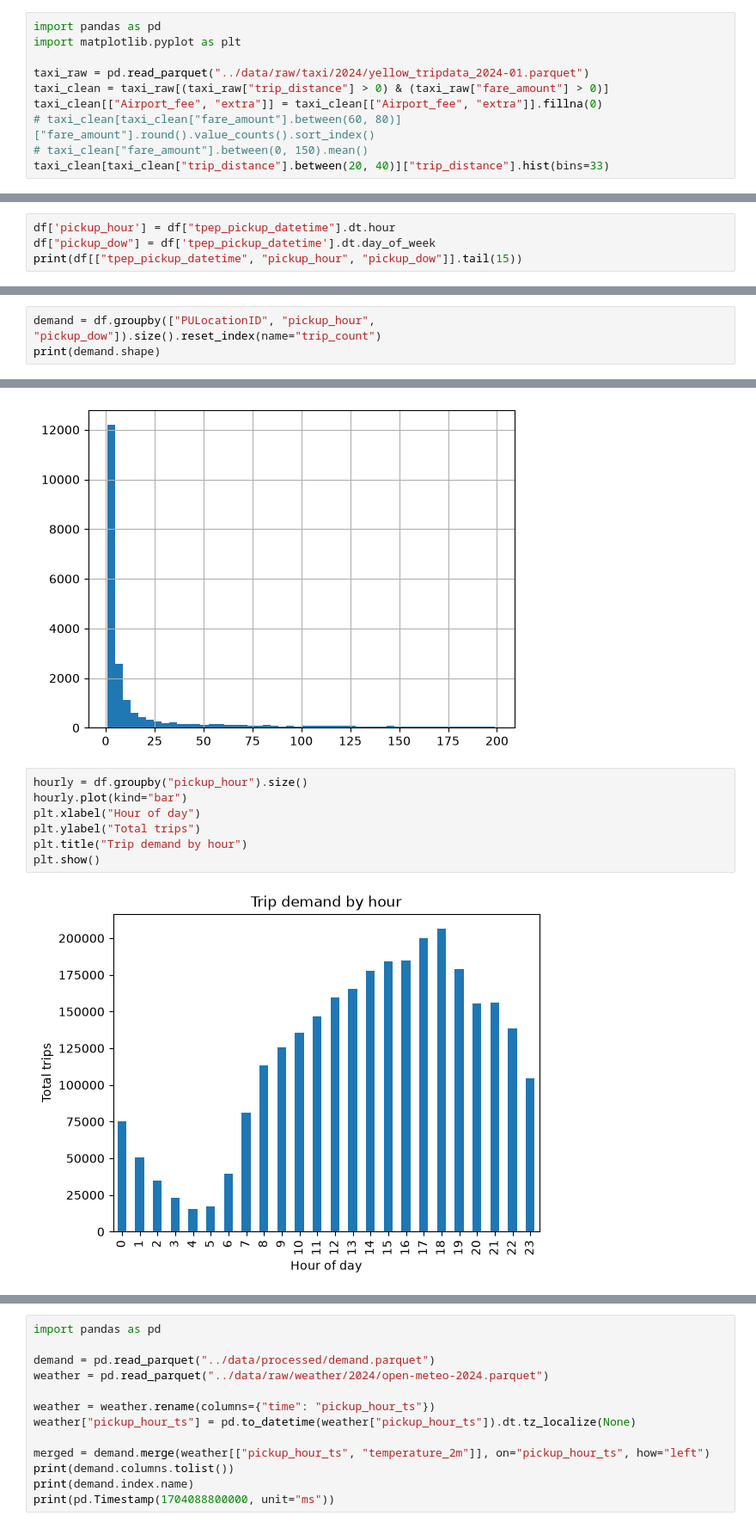
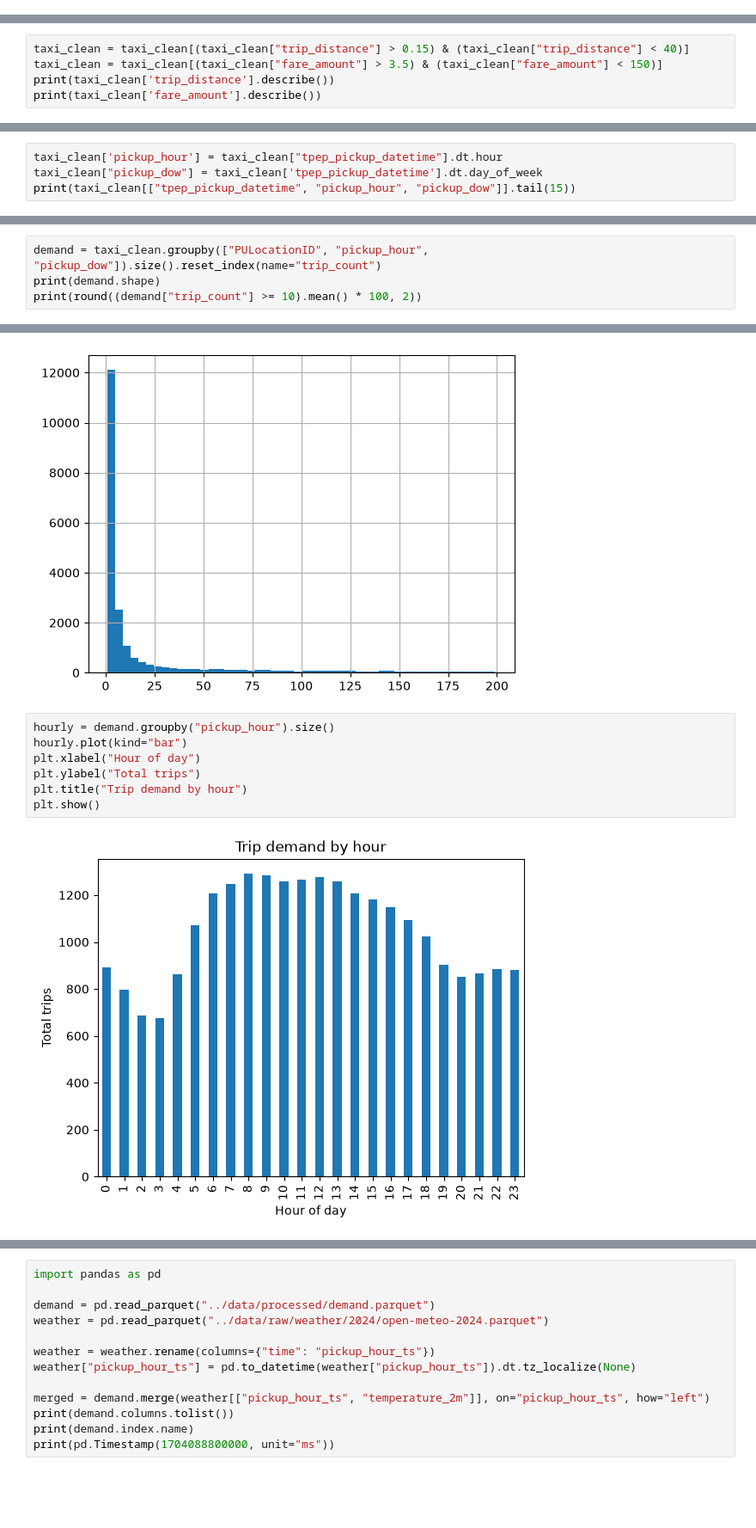
Before and after one commit to EugeneBondariev/nyc-taxi-demand-forecasting, a Jupyter notebook: notebooks/explore.ipynb, the cells around one changed output, grey strips where cells are left out. Shown at 86% size. Cells and saved outputs as stored; diff of their text form; blank space fills up the shorter version.

```diff
--- a/notebooks/explore.ipynb
+++ b/notebooks/explore.ipynb
@@ -58,10 +65,0 @@ print(lower, upper)
-# %%
-import pandas as pd
-import matplotlib.pyplot as plt
-
-taxi_raw = pd.read_parquet("../data/raw/taxi/2024/yellow_tripdata_2024-01.parquet")
-taxi_clean = taxi_raw[(taxi_raw["trip_distance"] > 0) & (taxi_raw["fare_amount"] > 0)]
-taxi_clean[["Airport_fee", "extra"]] = taxi_clean[["Airport_fee", "extra"]].fillna(0)
-# taxi_clean[taxi_clean["fare_amount"].between(60, 80)]["fare_amount"].round().value_counts().sort_index()
-# taxi_clean["fare_amount"].between(0, 150).mean()
-taxi_clean[taxi_clean["trip_distance"].between(20, 40)]["trip_distance"].hist(bins=33)
@@ -129,0 +124,5 @@ print(df.shape[0])
+# %%
+taxi_clean = taxi_clean[(taxi_clean["trip_distance"] > 0.15) & (taxi_clean["trip_distance"] < 40)]
+taxi_clean = taxi_clean[(taxi_clean["fare_amount"] > 3.5) & (taxi_clean["fare_amount"] < 150)]
+print(taxi_clean['trip_distance'].describe())
+print(taxi_clean['fare_amount'].describe())
@@ -130,7 +148,7 @@ print(df.shape[0])
 # %%
-df['pickup_hour'] = df["tpep_pickup_datetime"].dt.hour
-df["pickup_dow"] = df['tpep_pickup_datetime'].dt.day_of_week
-print(df[["tpep_pickup_datetime", "pickup_hour", "pickup_dow"]].tail(15))
+taxi_clean['pickup_hour'] = taxi_clean["tpep_pickup_datetime"].dt.hour
+taxi_clean["pickup_dow"] = taxi_clean['tpep_pickup_datetime'].dt.day_of_week
+print(taxi_clean[["tpep_pickup_datetime", "pickup_hour", "pickup_dow"]].tail(15))
 # %% [output]
         tpep_pickup_datetime  pickup_hour  pickup_dow
 2964609  2024-01-31 23:40:27           23           2
@@ -149,6 +167,7 @@ print(df[["tpep_pickup_datetime", "pickup_hour", "pickup_dow"]].tail(15))
 2964622  2024-01-31 23:07:23           23           2
 2964623  2024-01-31 23:58:25           23           2
 # %%
-demand = df.groupby(["PULocationID", "pickup_hour", "pickup_dow"]).size().reset_index(name="trip_count")
+demand = taxi_clean.groupby(["PULocationID", "pickup_hour", "pickup_dow"]).size().reset_index(name="trip_count")
 print(demand.shape)
+print(round((demand["trip_count"] >= 10).mean() * 100, 2))
 # %% [output]
@@ -173,12 +189,12 @@ plt.show()
 # %% [output]
 [figure]
 # %%
-hourly = df.groupby("pickup_hour").size()
+hourly = demand.groupby("pickup_hour").size()
 hourly.plot(kind="bar")
 plt.xlabel("Hour of day")
 plt.ylabel("Total trips")
 plt.title("Trip demand by hour")
 plt.show()
 # %% [output]
-[figure, old version]
+[figure, new version]
 # %%
```
Also changed, not shown: parts of 18 cells of this notebook, 11 other files.
